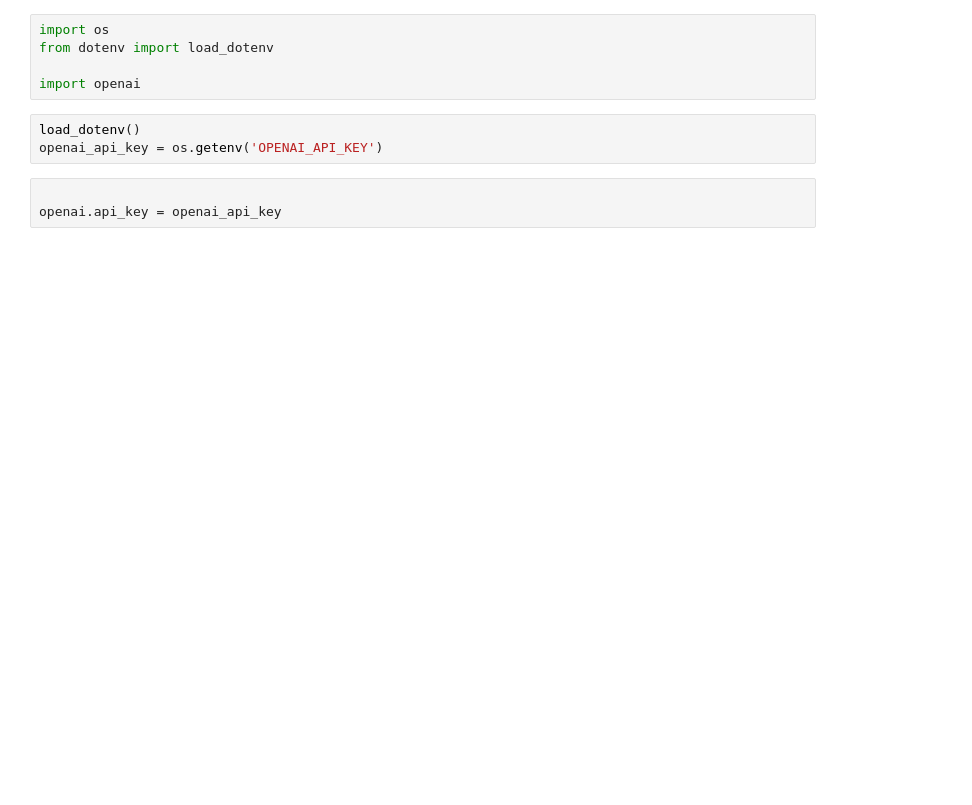
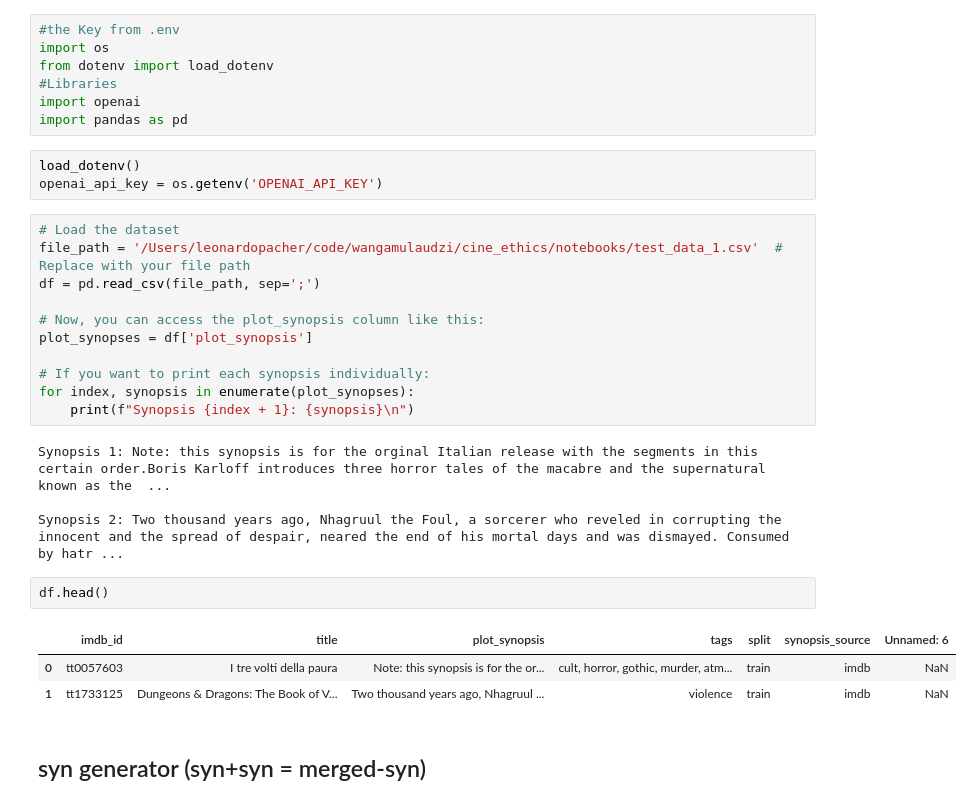
Before and after one commit to wangamulaudzi/cine_ethics, a Jupyter notebook: notebooks/sumarizer.ipynb, the cells around one changed output. Cells and saved outputs as stored; diff of their text form; blank space fills up the shorter version.

```diff
--- a/notebooks/sumarizer.ipynb
+++ b/notebooks/sumarizer.ipynb
@@ -30,11 +12,33 @@ Successfully installed SQLAlchemy-2.0.28 anyio-3.7.1 asgiref-3.7.2 backoff-2.2.1
 # %%
+#the Key from .env
 import os
 from dotenv import load_dotenv
-
+#Libraries
 import openai
+import pandas as pd
 # %%
 load_dotenv()
 openai_api_key = os.getenv('OPENAI_API_KEY')
-# %%
-
-openai.api_key = openai_api_key
+# %%
+# Load the dataset
+file_path = '/Users/leonardopacher/code/wangamulaudzi/cine_ethics/notebooks/test_data_1.csv'  # Replace with your file path
+df = pd.read_csv(file_path, sep=';')
+
+# Now, you can access the plot_synopsis column like this:
+plot_synopses = df['plot_synopsis']
+
+# If you want to print each synopsis individually:
+for index, synopsis in enumerate(plot_synopses):
+    print(f"Synopsis {index + 1}: {synopsis}\n")
+# %% [output]
+Synopsis 1: Note: this synopsis is for the orginal Italian release with the segments in this certain order.Boris Karloff introduces three horror tales of the macabre and the supernatural known as the  ...
+
+Synopsis 2: Two thousand years ago, Nhagruul the Foul, a sorcerer who reveled in corrupting the innocent and the spread of despair, neared the end of his mortal days and was dismayed. Consumed by hatr ...
+# %%
+df.head()
+# %% [output]
+|  | imdb_id | title | plot_synopsis | tags | split | synopsis_source | Unnamed: 6 |
+| 0 | tt0057603 | I tre volti della paura | Note: this synopsis is for the or... | cult, horror, gothic, murder, atm... | train | imdb | NaN |
+| 1 | tt1733125 | Dungeons & Dragons: The Book of V... | Two thousand years ago, Nhagruul ... | violence | train | imdb | NaN |
+# %% [markdown]
+## syn generator (syn+syn = merged-syn)
```
Also changed, not shown: parts of 17 cells of this notebook.
